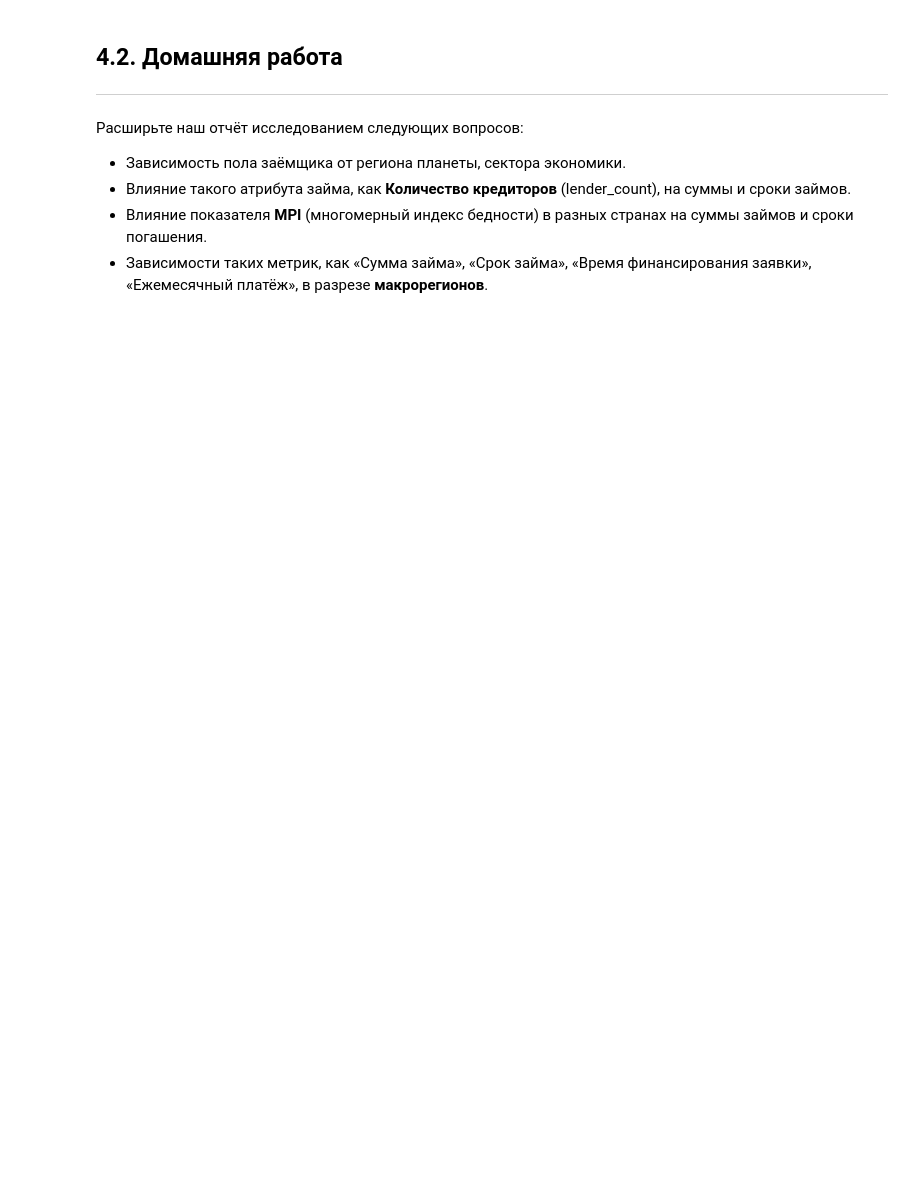
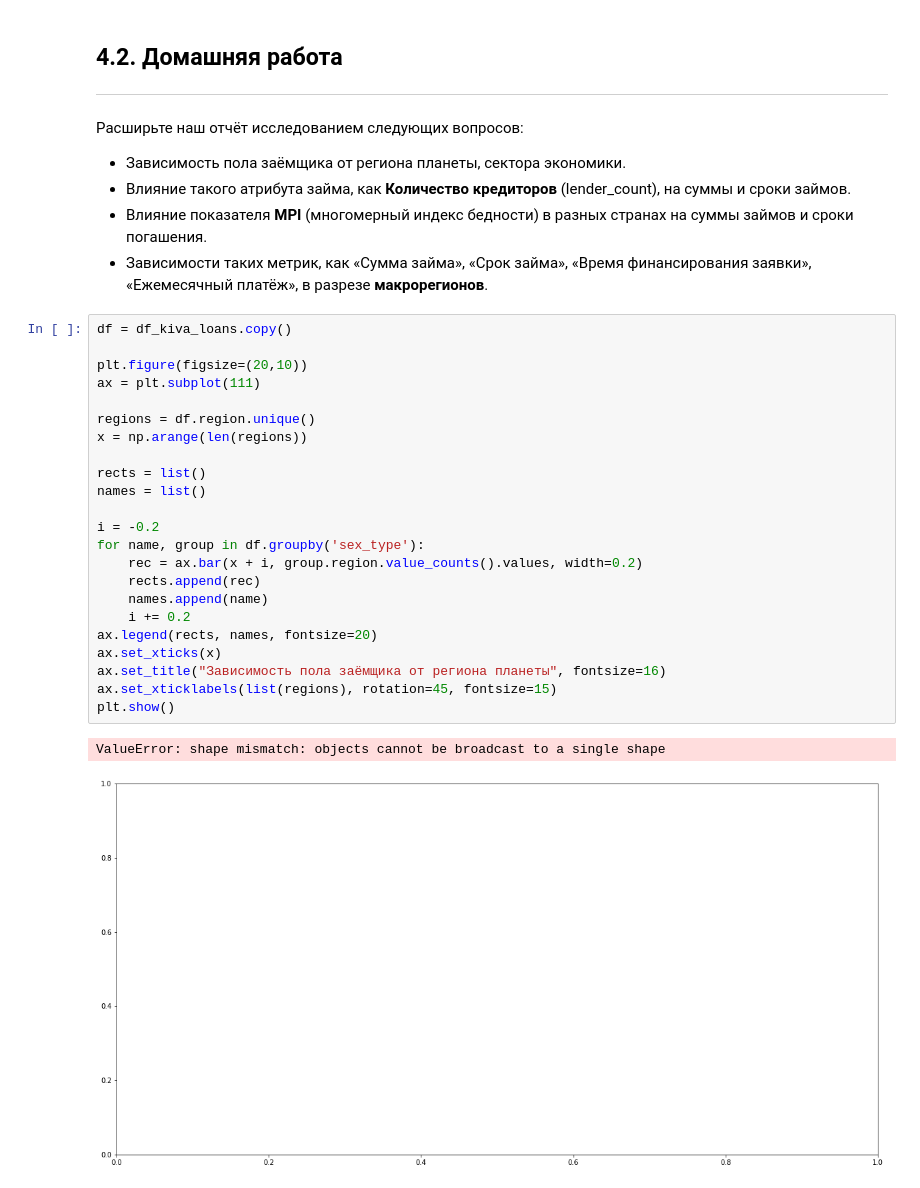
Before and after one commit to TomasHogger/python, a Jupyter notebook: kiva/kiva.ipynb, the cells around one changed output. Drawn from its saved outputs; the diff is of its cells as text; blank space fills up the shorter version.

```diff
--- a/kiva/kiva.ipynb
+++ b/kiva/kiva.ipynb
@@ -122,3 +122,29 @@ top_100_bar(df.sex_type.value_counts(), 'по гендерам')
 - Влияние такого атрибута займа, как **Количество кредиторов** (lender_count), на суммы и сроки займов.
 - Влияние показателя **MPI** (многомерный индекс бедности) в разных странах на суммы займов и сроки погашения.
 - Зависимости таких метрик, как «Сумма займа», «Срок займа», «Время финансирования заявки», «Ежемесячный платёж», в разрезе **макрорегионов**.
+# %%
+df = df_kiva_loans.copy()
+
+plt.figure(figsize=(20,10))
+ax = plt.subplot(111)
+
+regions = df.region.unique()
+x = np.arange(len(regions))
+
+rects = list()
+names = list()
+
+i = -0.2
+for name, group in df.groupby('sex_type'):
+    rec = ax.bar(x + i, group.region.value_counts().values, width=0.2)
+    rects.append(rec)
+    names.append(name)
+    i += 0.2
+ax.legend(rects, names, fontsize=20)
+ax.set_xticks(x)
+ax.set_title("Зависимость пола заёмщика от региона планеты", fontsize=16)
+ax.set_xticklabels(list(regions), rotation=45, fontsize=15)
+plt.show()
+# %% [output]
+ValueError: shape mismatch: objects cannot be broadcast to a single shape
+[figure, added]
```
Also changed, not shown: parts of 7 cells of this notebook.
